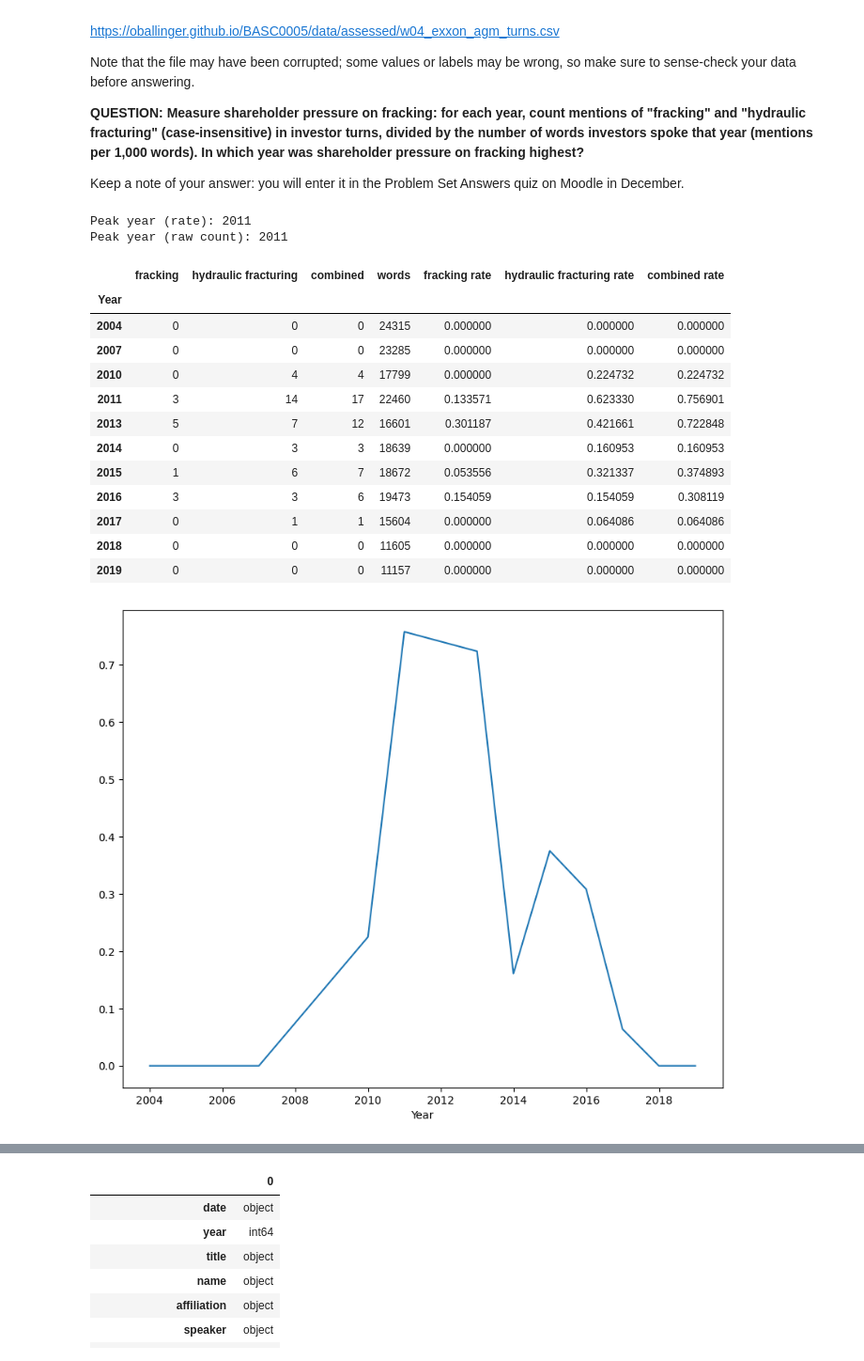
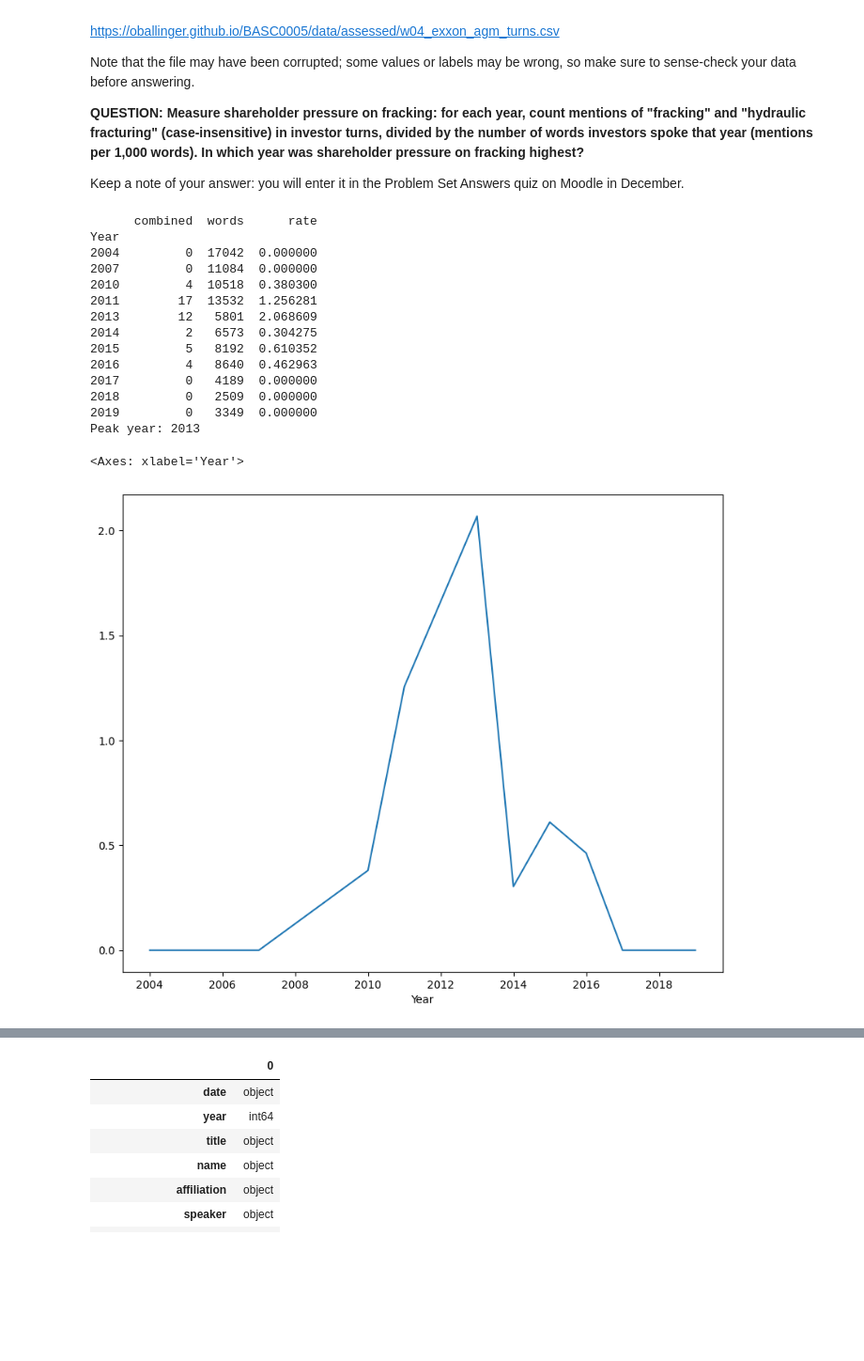
Before and after one commit to nmannbenn-debug/QM2, a Jupyter notebook: notebooks/W04. Natural Language Processing.ipynb, the cells around one changed output, grey strips where cells are left out. Shown at 94% size. Drawn from its saved outputs; the diff is of its cells as text; code cells hidden in the pictures; blank space fills up the shorter version.

```diff
--- a/notebooks/W04. Natural Language Processing.ipynb
+++ b/notebooks/W04. Natural Language Processing.ipynb
@@ -746,56 +746,56 @@ dataf['hydraulic fracturing']=dataf['text'].apply(lambda x: len(re.findall(r'hyd
 
 dataf['date']=pd.to_datetime(dataf['date'])
 
 
 dataf['fracking rate'] = dataf['text'].apply(lambda x: x.lower().count('fracking')/ len(x.split()))
 dataf['hydraulic fracturing rate'] = dataf['text'].apply(lambda x: x.lower().count('hydraulic fracturing')/ len(x.split()))
 
 dataf['Year']=dataf['date'].dt.year
 
 dataf['words']=dataf['text'].apply(lambda x: len(x.split()))
 
 
 dataf['combined'] = dataf['fracking'] + dataf['hydraulic fracturing']
 
-yearly = dataf.groupby('Year')[['fracking', 'hydraulic fracturing', 'combined', 'words']].sum()
+inv = dataf[dataf['speaker'] == 'Investor']
 
-yearly['fracking rate'] = yearly['fracking'] / yearly['words'] * 1000
-yearly['hydraulic fracturing rate'] = yearly['hydraulic fracturing'] / yearly['words'] * 1000
-yearly['combined rate'] = yearly['combined'] / yearly['words'] * 1000
+inv = inv.copy()
+inv['combined'] = inv['fracking'] + inv['hydraulic fracturing']
 
-yearly['combined rate'].plot()
+yearly = inv.groupby('Year')[['combined', 'words']].sum()
+yearly['rate'] = yearly['combined'] / yearly['words'] * 1000
 
-# the single peak year
-peak_year = yearly['combined rate'].idxmax()
-print(f"Peak year (rate): {peak_year}")
-print(f"Peak year (raw count): {yearly['combined'].idxmax()}")
+print(yearly)
+print("Peak year:", yearly['rate'].idxmax())
 
-yearly
+ax.set_ylabel('Mentions per 1,000 words')
+yearly['rate'].plot()
+
 
 
 #yearly_fracking =dataf.groupby('Year')[['fracking', 'words']].sum()
 #yearly_hydraulic = dataf.groupby('Year')[['hydraulic fracturing', 'words']].sum()
 
 #yearly_fracking['rate']=yearly_fracking['fracking']/yearly_fracking['words']*1000
 #yearly_hydraulic['rate']=yearly_hydraulic['hydraulic fracturing']/yearly_hydraulic['words']*1000
 
 # plot yearly
 #yearly_fracking['rate'].plot()
 #yearly_hydraulic['rate'].plot()
 # %% [output]
-Peak year (rate): 2011
-Peak year (raw count): 2011
+      combined  words      rate
+Year
+2004         0  17042  0.000000
+2007         0  11084  0.000000
+2010         4  10518  0.380300
+2011        17  13532  1.256281
+2013        12   5801  2.068609
+2014         2   6573  0.304275
+2015         5   8192  0.610352
+2016         4   8640  0.462963
+2017         0   4189  0.000000
+2018         0   2509  0.000000
+2019         0   3349  0.000000
+Peak year: 2013
-|  | fracking | hydraulic fracturing | combined | words | fracking rate | hydraulic fracturing rate | combined rate |
-| Year |  |  |  |  |  |  |  |
-| 2004 | 0 | 0 | 0 | 24315 | 0.000000 | 0.000000 | 0.000000 |
-| 2007 | 0 | 0 | 0 | 23285 | 0.000000 | 0.000000 | 0.000000 |
-| 2010 | 0 | 4 | 4 | 17799 | 0.000000 | 0.224732 | 0.224732 |
-| 2011 | 3 | 14 | 17 | 22460 | 0.133571 | 0.623330 | 0.756901 |
-| 2013 | 5 | 7 | 12 | 16601 | 0.301187 | 0.421661 | 0.722848 |
-| 2014 | 0 | 3 | 3 | 18639 | 0.000000 | 0.160953 | 0.160953 |
-| 2015 | 1 | 6 | 7 | 18672 | 0.053556 | 0.321337 | 0.374893 |
-| 2016 | 3 | 3 | 6 | 19473 | 0.154059 | 0.154059 | 0.308119 |
-| 2017 | 0 | 1 | 1 | 15604 | 0.000000 | 0.064086 | 0.064086 |
-| 2018 | 0 | 0 | 0 | 11605 | 0.000000 | 0.000000 | 0.000000 |
-| 2019 | 0 | 0 | 0 | 11157 | 0.000000 | 0.000000 | 0.000000 |
+<Axes: xlabel='Year'>
-[figure, old version]
+[figure, new version]
```
Also changed, not shown: parts of 1 cell of this notebook.
